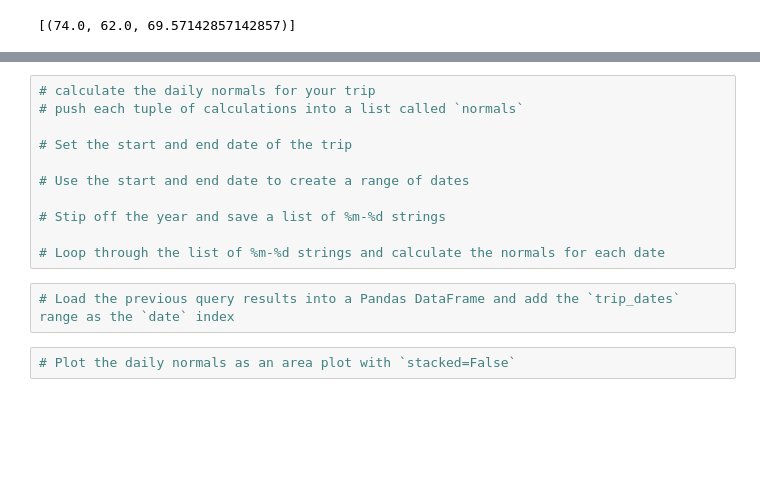
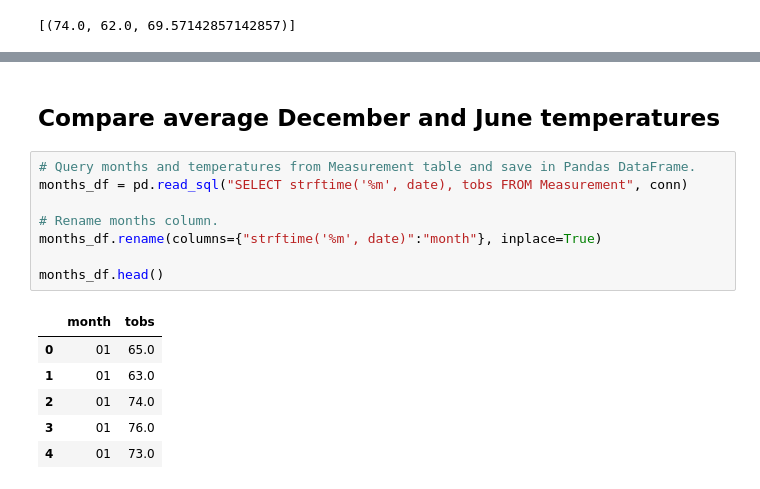
Before and after one commit to saguaroland1939/sqlalchemy-challenge, a Jupyter notebook: Vacation_forecast.ipynb, the cells around one changed output, grey strips where cells are left out. Saved outputs shown, nothing was run; the diff lists cells and outputs as text; blank space fills up the shorter version.

```diff
--- a/Vacation_forecast.ipynb
+++ b/Vacation_forecast.ipynb
@@ -363,15 +316,17 @@ daily_normals("01-01")
-# %%
-# calculate the daily normals for your trip
-# push each tuple of calculations into a list called `normals`
-
-# Set the start and end date of the trip
-
-# Use the start and end date to create a range of dates
-
-# Stip off the year and save a list of %m-%d strings
-
-# Loop through the list of %m-%d strings and calculate the normals for each date
-# %%
-# Load the previous query results into a Pandas DataFrame and add the `trip_dates` range as the `date` index
-# %%
-# Plot the daily normals as an area plot with `stacked=False`
+# %% [markdown]
+## Compare average December and June temperatures
+# %%
+# Query months and temperatures from Measurement table and save in Pandas DataFrame.
+months_df = pd.read_sql("SELECT strftime('%m', date), tobs FROM Measurement", conn)
+
+# Rename months column.
+months_df.rename(columns={"strftime('%m', date)":"month"}, inplace=True)
+
+months_df.head()
+# %% [output]
+|  | month | tobs |
+| 0 | 01 | 65.0 |
+| 1 | 01 | 63.0 |
+| 2 | 01 | 74.0 |
+| 3 | 01 | 76.0 |
+| 4 | 01 | 73.0 |
```
Also changed, not shown: parts of 11 cells of this notebook, 1 other file.
